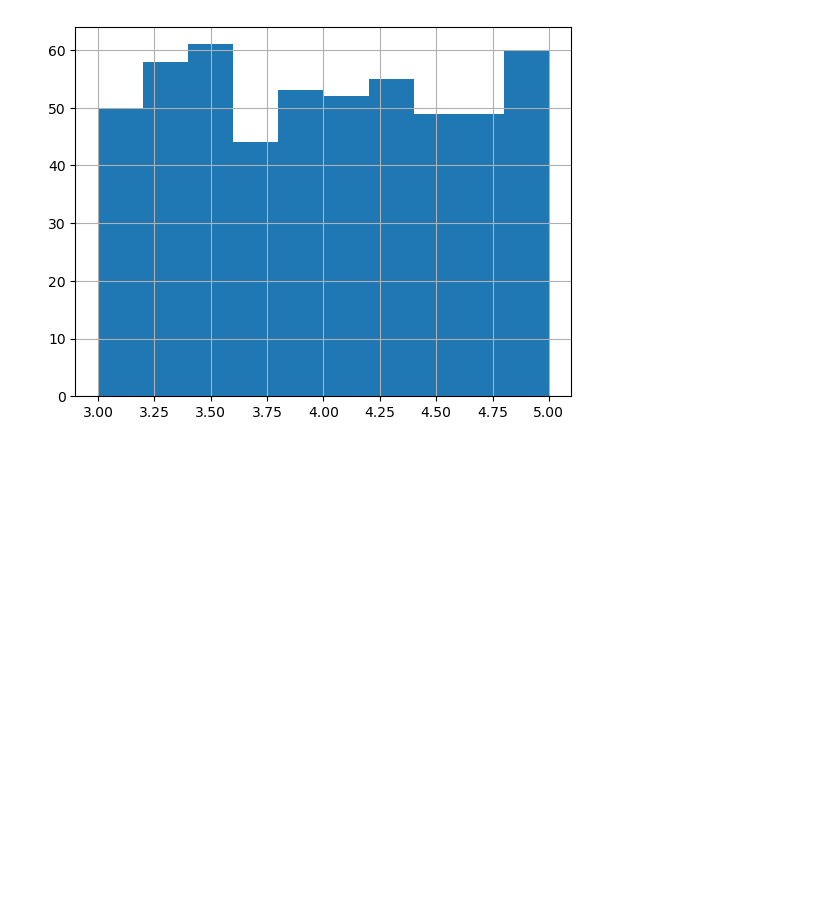
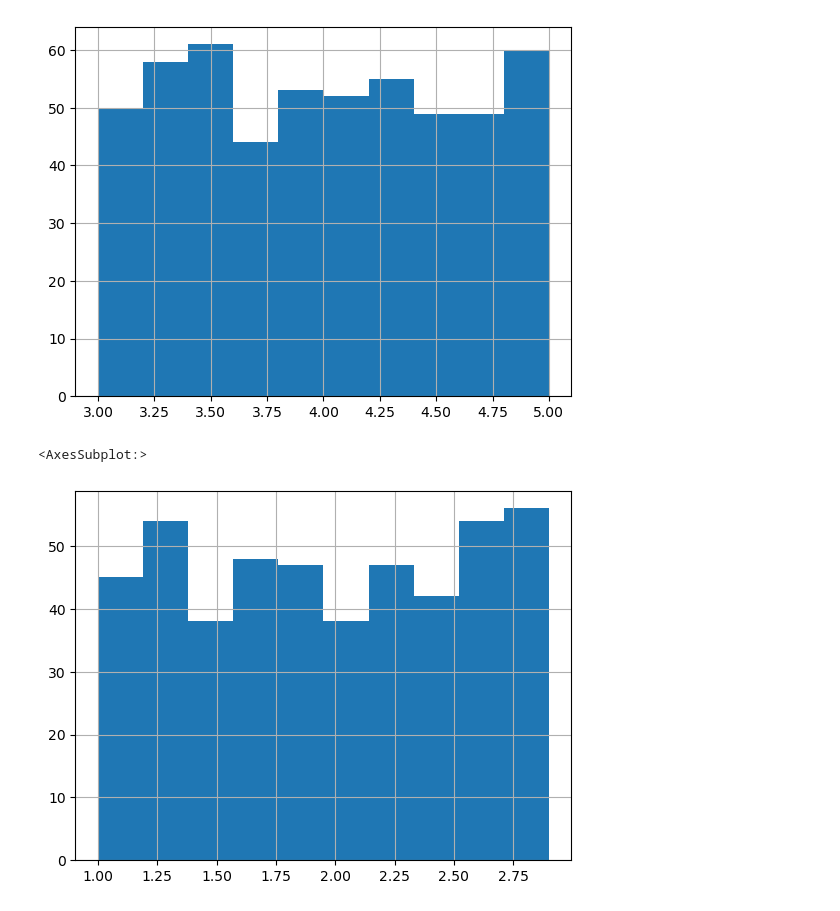
Before and after one commit to MaukanMir/E-Commerce-Analysis, a Jupyter notebook: training.ipynb, the cells around one changed output. Cells and saved outputs as stored; diff of their text form; code cells hidden in the pictures; blank space fills up the shorter version.

```diff
--- a/training.ipynb
+++ b/training.ipynb
@@ -383,3 +383,8 @@ df[df["Rating"] >= 3.0]["Rating"].hist()
 # %% [output]
 <AxesSubplot:>
 [figure]
+# %%
+df[df["Rating"] < 3.0]["Rating"].hist()
+# %% [output]
+<AxesSubplot:>
+[figure, added]
```
